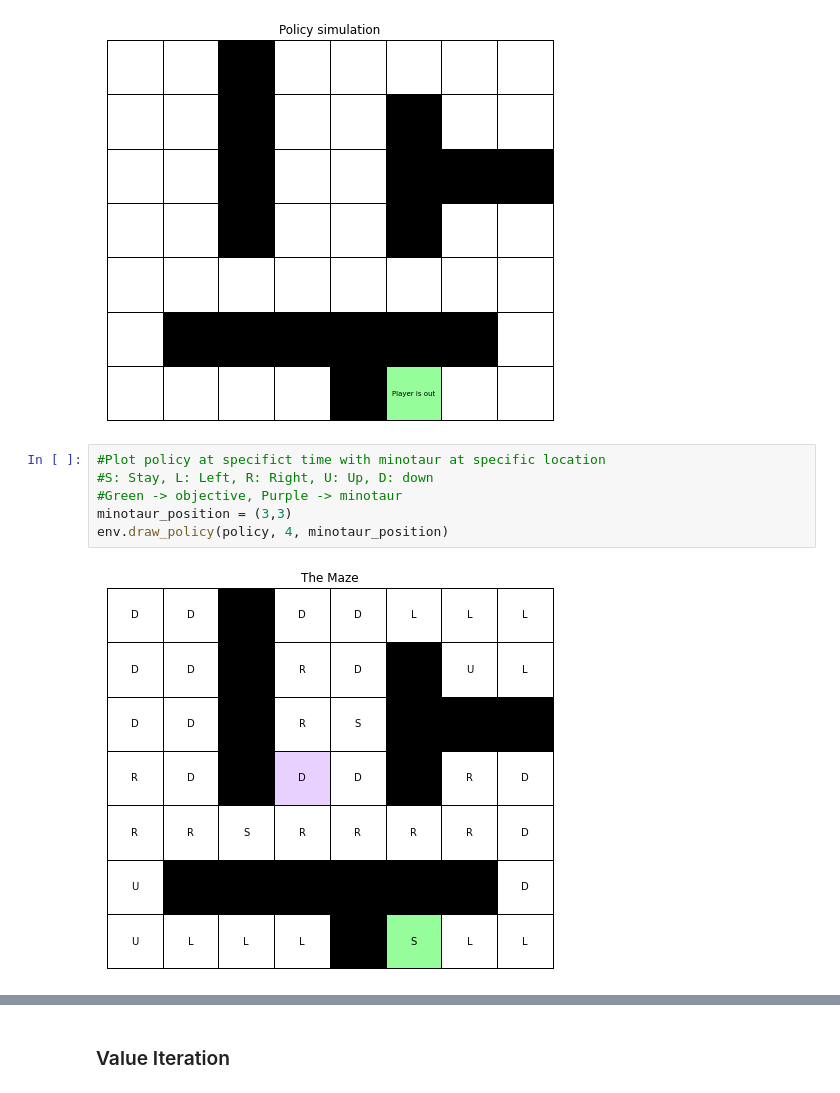
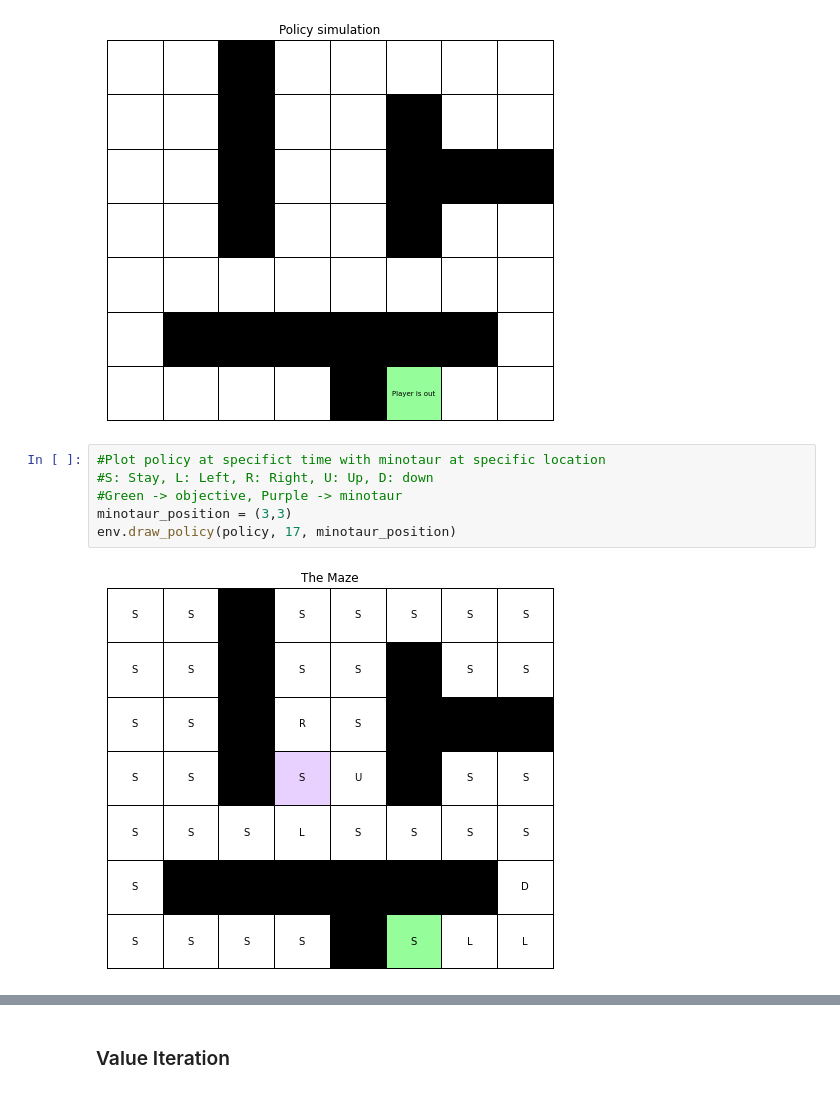
Before and after one commit to ClaraEscorihuela/ReinforcementLearning_el2805_labs, a Jupyter notebook: Lab1/Lab1.ipynb, the cells around one changed output, grey strips where cells are left out. Cells and saved outputs as stored; diff of their text form.

```diff
--- a/Lab1/Lab1.ipynb
+++ b/Lab1/Lab1.ipynb
@@ -99,11 +101,11 @@ mz.animate_solution(maze, path)
 # %%
 #Plot policy at specifict time with minotaur at specific location
 #S: Stay, L: Left, R: Right, U: Up, D: down
 #Green -> objective, Purple -> minotaur
 minotaur_position = (3,3)
-env.draw_policy(policy, 4, minotaur_position)
+env.draw_policy(policy, 17, minotaur_position)
 # %% [output]
-[figure, old version]
+[figure, new version]
 # %%
 #Plot graph with probability of exiting the maze
 mz.exit_probability(env,method)
```
Also changed, not shown: parts of 6 cells of this notebook, 2 other files.
